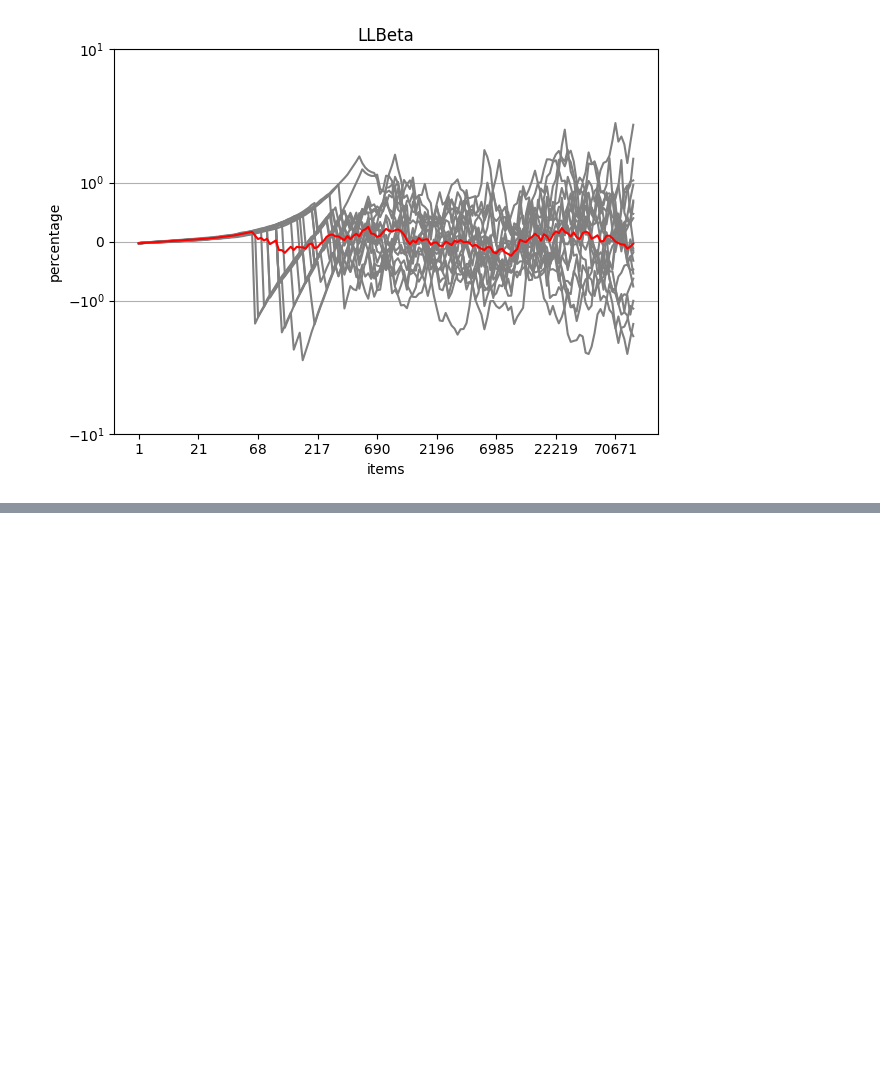
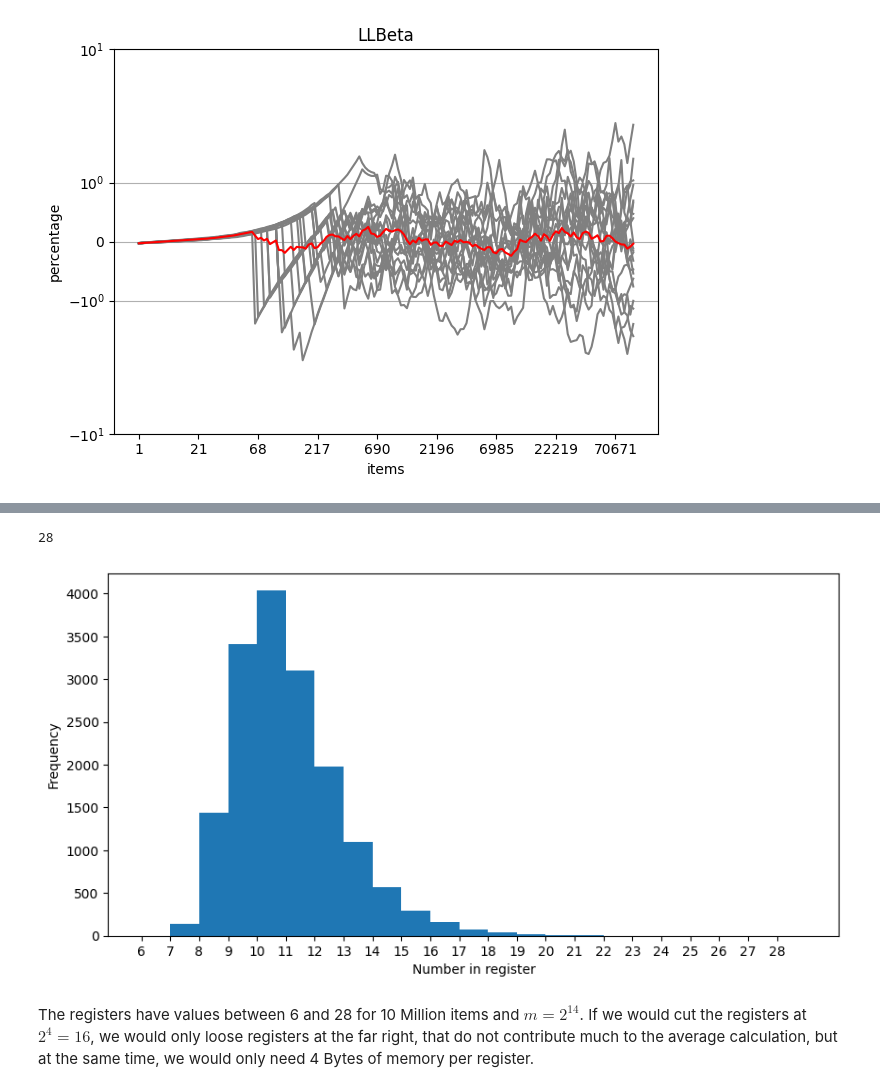
Before and after one commit to sbalsam/CardinalityEstimation, a Jupyter notebook: Cardinality.ipynb, the cells around one changed output, grey strips where cells are left out. Drawn from its saved outputs; the diff is of its cells as text; code cells hidden in the pictures; blank space fills up the shorter version.

```diff
--- a/Cardinality.ipynb
+++ b/Cardinality.ipynb
@@ -120,0 +133,29 @@ plt.show()
+# %%
+import matplotlib.pyplot as plt
+import numpy as np
+from llBeta import LLBeta
+#%load_ext autoreload
+#%autoreload 2
+llBeta = LLBeta(2**14)
+llBeta.resetBits()
+counter = 0
+for i in range(1,10000001):
+    llBeta.add("item"+str(i))
+values = llBeta.bits
+min_val, max_val = min(values), max(values)
+print(max_val)
+bins = np.arange(min_val, max_val + 2)
+plt.hist(values, bins=bins)
+plt.xticks(np.arange(min_val, max_val + 1))
+plt.xlabel('Number in register')
+plt.ylabel('Frequency')
+#plt.title('Histogram')
+fig = plt.gcf()
+fig.set_size_inches(10,5, True)
+#plt.savefig('llbeta_histogram.pdf', dpi=300)
+plt.show()
+# %% [output]
+28
+[figure, added]
+# %% [markdown]
+The registers have values between 6 and 28 for 10 Million items and $m=2^{14}$. If we would cut the registers at $2^4=16$, we would only loose registers at the far right, that do not contribute much to the average calculation, but at the same time, we would only need 4 Bytes of memory per register.
```
Also changed, not shown: parts of 3 cells of this notebook, 14 other files.
